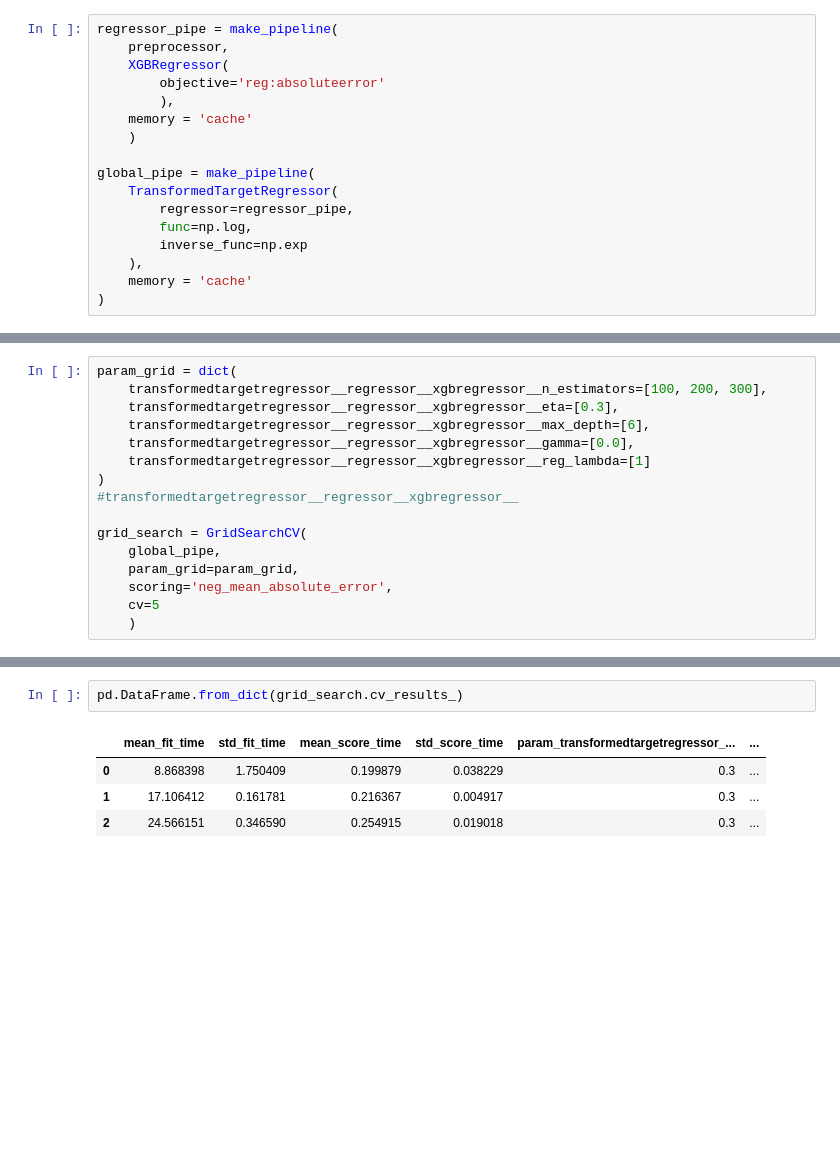
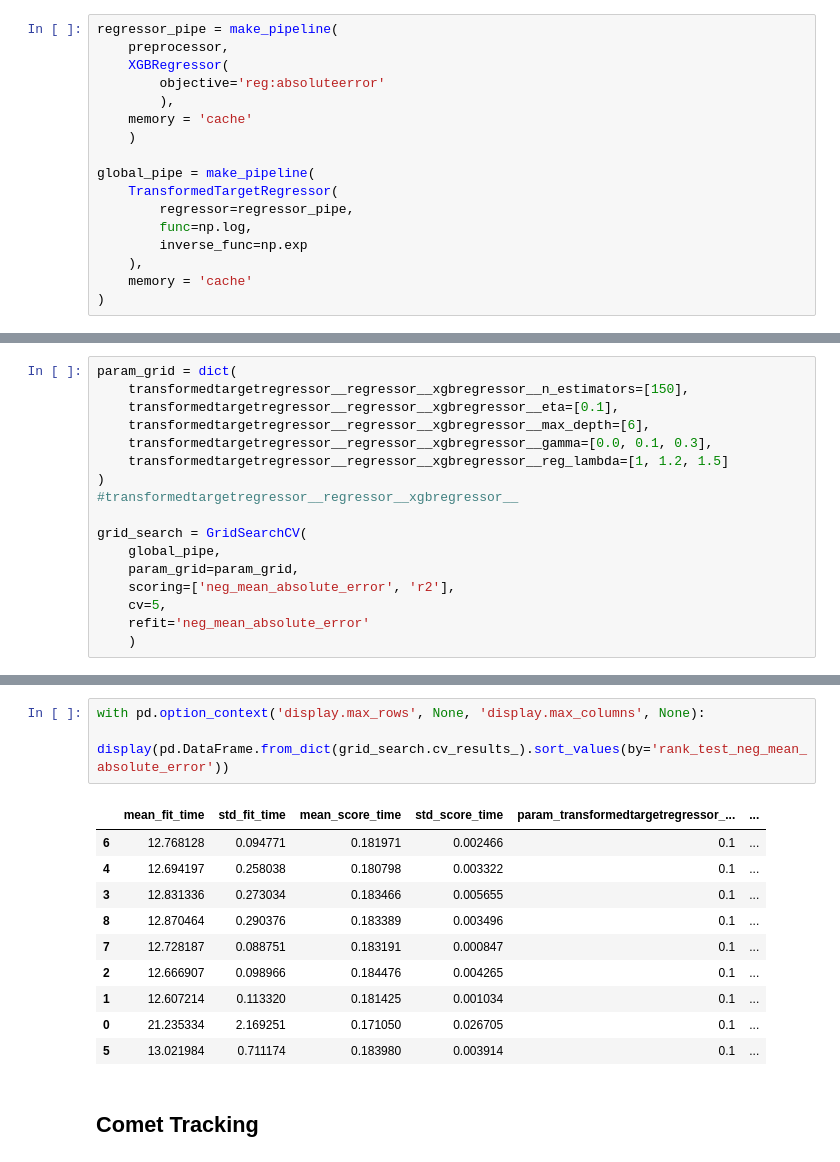
Before and after one commit to cusano-a/Car_WebData_Analysis, a Jupyter notebook: Modeling/WebScraping_ModelData_xgbComet.ipynb, the cells around one changed output, grey strips where cells are left out. Saved outputs shown, nothing was run; the diff lists cells and outputs as text; blank space fills up the shorter version.

```diff
--- a/Modeling/WebScraping_ModelData_xgbComet.ipynb
+++ b/Modeling/WebScraping_ModelData_xgbComet.ipynb
@@ -175,18 +209,19 @@ print(mean_absolute_error(y_train, y_pred))
 # %%
 param_grid = dict(
-    transformedtargetregressor__regressor__xgbregressor__n_estimators=[100, 200, 300],
-    transformedtargetregressor__regressor__xgbregressor__eta=[0.3],
+    transformedtargetregressor__regressor__xgbregressor__n_estimators=[150],
+    transformedtargetregressor__regressor__xgbregressor__eta=[0.1],
     transformedtargetregressor__regressor__xgbregressor__max_depth=[6],
-    transformedtargetregressor__regressor__xgbregressor__gamma=[0.0],
-    transformedtargetregressor__regressor__xgbregressor__reg_lambda=[1]
+    transformedtargetregressor__regressor__xgbregressor__gamma=[0.0, 0.1, 0.3],
+    transformedtargetregressor__regressor__xgbregressor__reg_lambda=[1, 1.2, 1.5]
 )
 #transformedtargetregressor__regressor__xgbregressor__
 
 grid_search = GridSearchCV(
     global_pipe,
     param_grid=param_grid,
-    scoring='neg_mean_absolute_error',
-    cv=5
+    scoring=['neg_mean_absolute_error', 'r2'],
+    cv=5,
+    refit='neg_mean_absolute_error'
     )
 # %%
 grid_search.fit(X_train, y_train)
@@ -213,7 +263,16 @@ GridSearchCV(cv=5,
-# %%
-pd.DataFrame.from_dict(grid_search.cv_results_)
-# %% [output]
-|  | mean_fit_time | std_fit_time | mean_score_time | std_score_time | param_transformedtargetregressor_... | ... |
-| 0 | 8.868398 | 1.750409 | 0.199879 | 0.038229 | 0.3 | ... |
-| 1 | 17.106412 | 0.161781 | 0.216367 | 0.004917 | 0.3 | ... |
-| 2 | 24.566151 | 0.346590 | 0.254915 | 0.019018 | 0.3 | ... |
+# %%
+with pd.option_context('display.max_rows', None, 'display.max_columns', None):
+    display(pd.DataFrame.from_dict(grid_search.cv_results_).sort_values(by='rank_test_neg_mean_absolute_error'))
+# %% [output]
+|  | mean_fit_time | std_fit_time | mean_score_time | std_score_time | param_transformedtargetregressor_... | ... |
+| 6 | 12.768128 | 0.094771 | 0.181971 | 0.002466 | 0.1 | ... |
+| 4 | 12.694197 | 0.258038 | 0.180798 | 0.003322 | 0.1 | ... |
+| 3 | 12.831336 | 0.273034 | 0.183466 | 0.005655 | 0.1 | ... |
+| 8 | 12.870464 | 0.290376 | 0.183389 | 0.003496 | 0.1 | ... |
+| 7 | 12.728187 | 0.088751 | 0.183191 | 0.000847 | 0.1 | ... |
+| 2 | 12.666907 | 0.098966 | 0.184476 | 0.004265 | 0.1 | ... |
+| 1 | 12.607214 | 0.113320 | 0.181425 | 0.001034 | 0.1 | ... |
+| 0 | 21.235334 | 2.169251 | 0.171050 | 0.026705 | 0.1 | ... |
+| 5 | 13.021984 | 0.711174 | 0.183980 | 0.003914 | 0.1 | ... |
+# %% [markdown]
+## Comet Tracking
```
Also changed, not shown: parts of 22 cells of this notebook.
